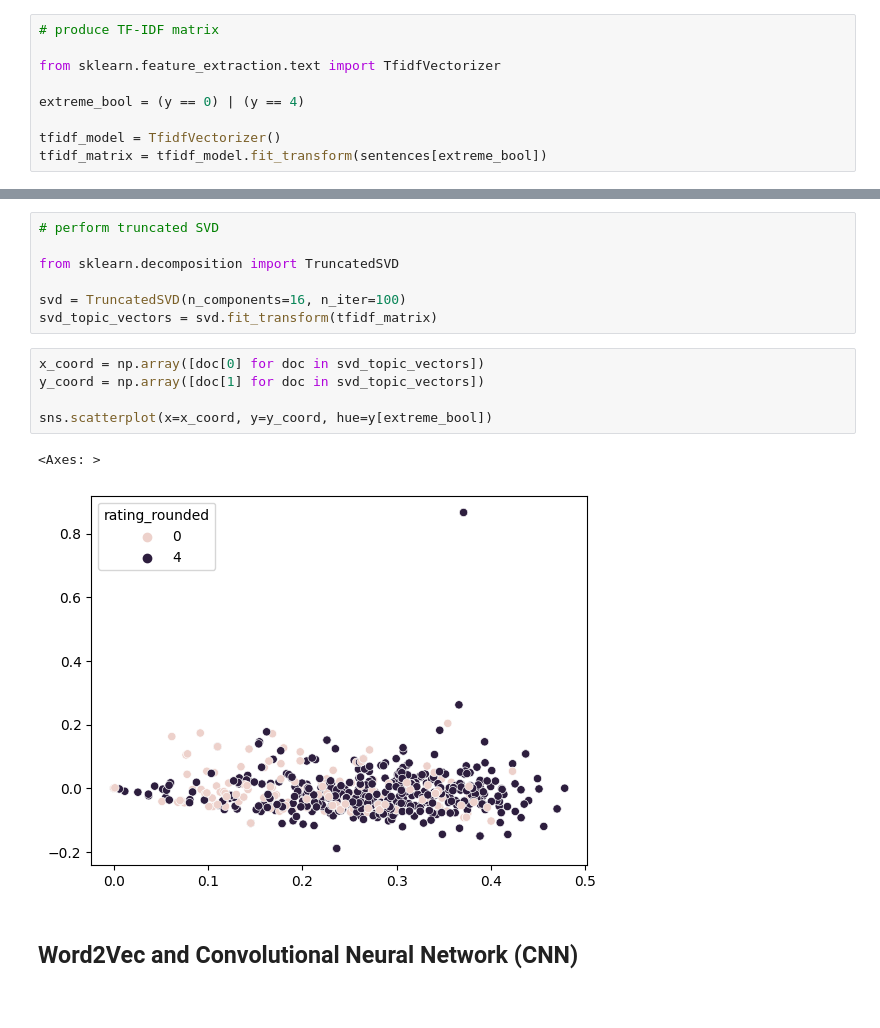
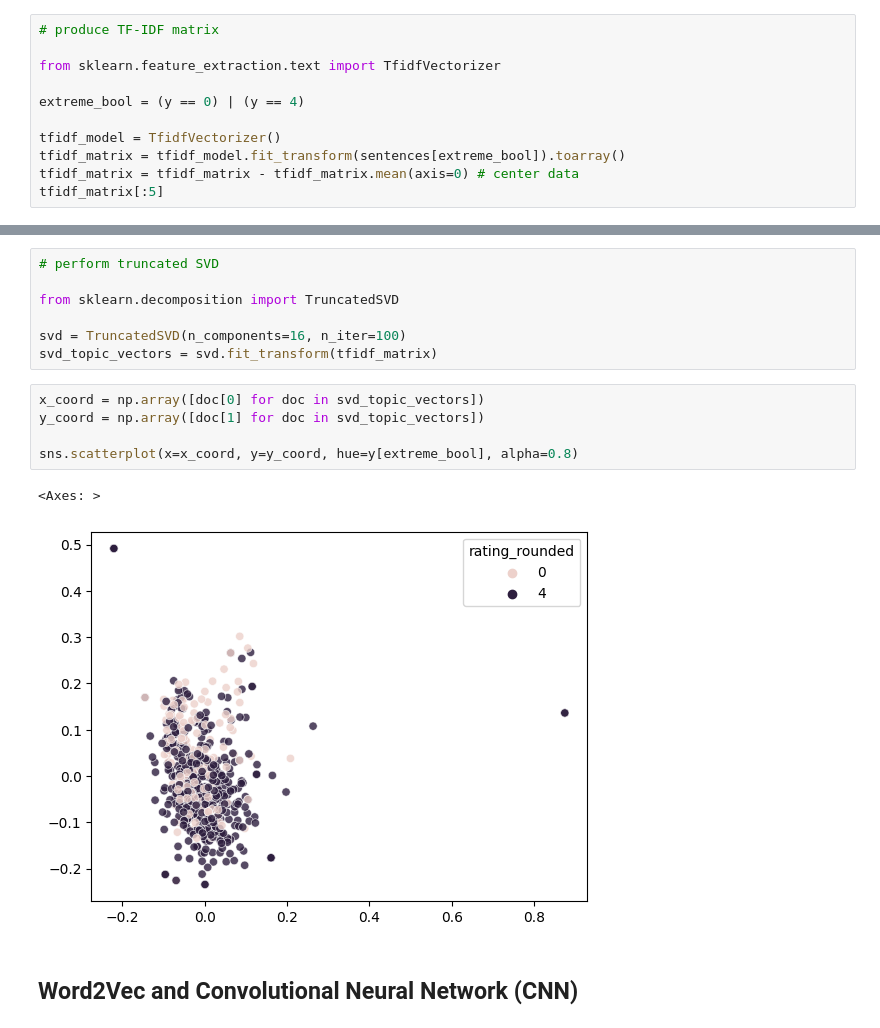
Before and after one commit to sepidehparhami/abilify-ratings, a Jupyter notebook: abilify-ratings.ipynb, the cells around one changed output, grey strips where cells are left out. Saved outputs shown, nothing was run; the diff lists cells and outputs as text.

Commit message:
center data before SVD

```diff
--- a/abilify-ratings.ipynb
+++ b/abilify-ratings.ipynb
@@ -238,4 +238,6 @@ from sklearn.feature_extraction.text import TfidfVectorizer
 extreme_bool = (y == 0) | (y == 4)
 
 tfidf_model = TfidfVectorizer()
-tfidf_matrix = tfidf_model.fit_transform(sentences[extreme_bool])
+tfidf_matrix = tfidf_model.fit_transform(sentences[extreme_bool]).toarray()
+tfidf_matrix = tfidf_matrix - tfidf_matrix.mean(axis=0) # center data
+tfidf_matrix[:5]
@@ -249,11 +262,11 @@ svd_topic_vectors = svd.fit_transform(tfidf_matrix)
 # %%
 x_coord = np.array([doc[0] for doc in svd_topic_vectors])
 y_coord = np.array([doc[1] for doc in svd_topic_vectors])
 
-sns.scatterplot(x=x_coord, y=y_coord, hue=y[extreme_bool])
+sns.scatterplot(x=x_coord, y=y_coord, hue=y[extreme_bool], alpha=0.8)
 # %% [output]
 <Axes: >
-[figure, old version]
+[figure, new version]
 # %% [markdown]
 ## Word2Vec and Convolutional Neural Network (CNN)
 # %%
```
Also changed, not shown: parts of 5 cells of this notebook.
